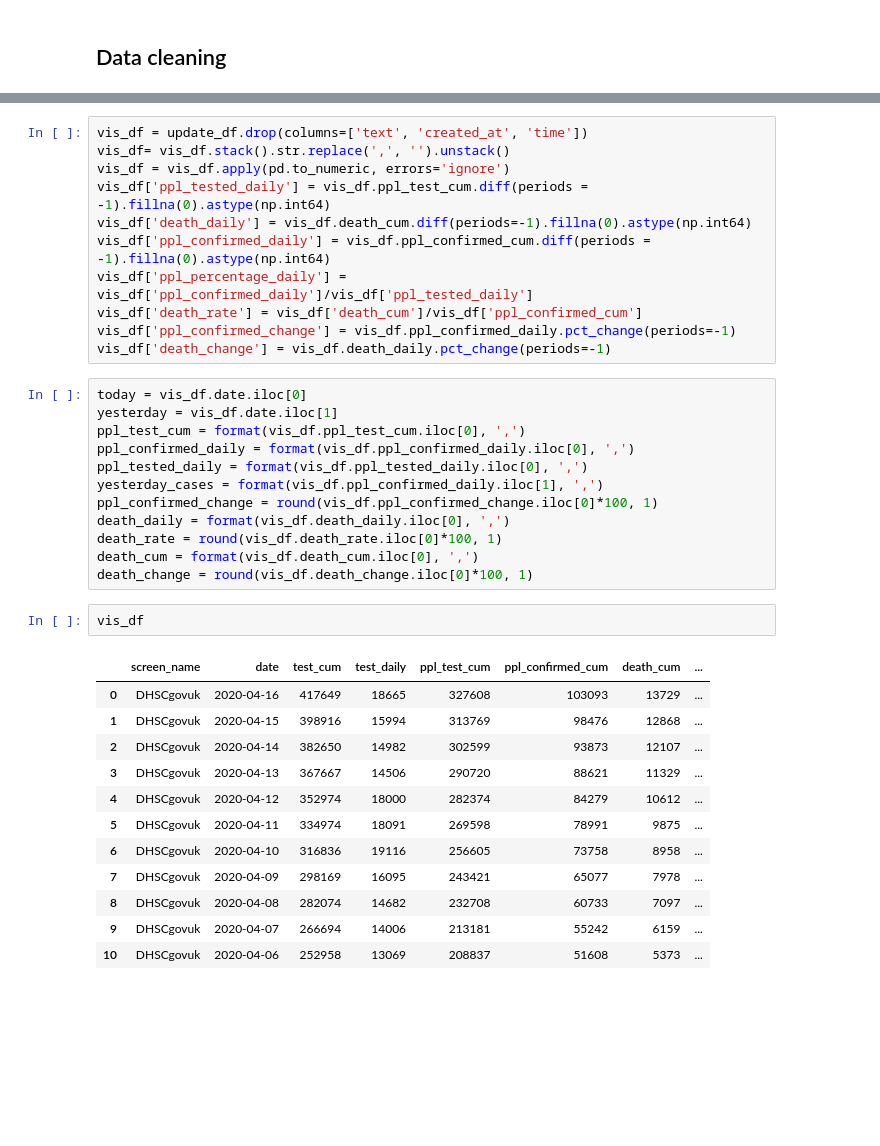
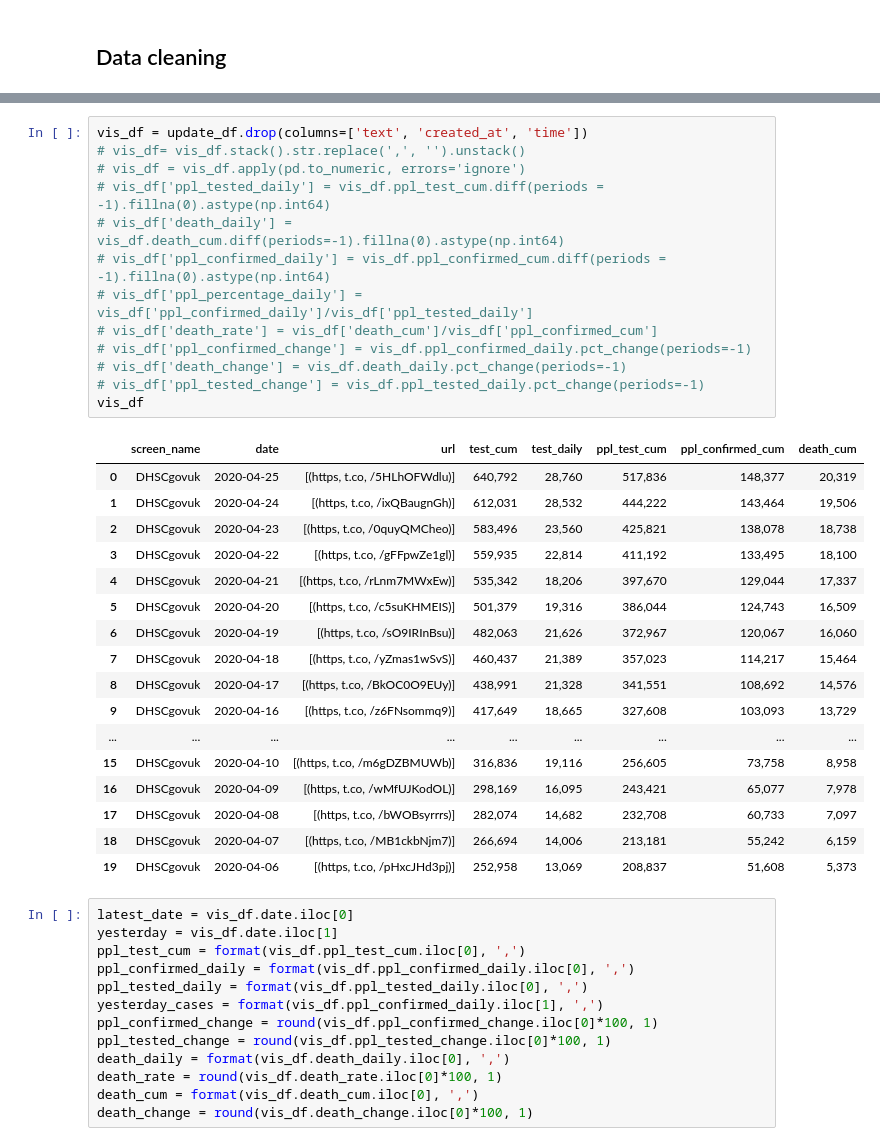
Before and after one commit to linusnhh/telegram_corona, a Jupyter notebook: coronavirus_tweets.ipynb, the cells around one changed output, grey strips where cells are left out. Cells and saved outputs as stored; diff of their text form; blank space fills up the shorter version.

```diff
--- a/coronavirus_tweets.ipynb
+++ b/coronavirus_tweets.ipynb
@@ -43,39 +88,45 @@ update_df['death_cum'] = update_df.text.str.findall('\d+(?:,\d+)?').str[9]
 # %%
 vis_df = update_df.drop(columns=['text', 'created_at', 'time'])
-vis_df= vis_df.stack().str.replace(',', '').unstack()
-vis_df = vis_df.apply(pd.to_numeric, errors='ignore')
-vis_df['ppl_tested_daily'] = vis_df.ppl_test_cum.diff(periods = -1).fillna(0).astype(np.int64)
-vis_df['death_daily'] = vis_df.death_cum.diff(periods=-1).fillna(0).astype(np.int64)
-vis_df['ppl_confirmed_daily'] = vis_df.ppl_confirmed_cum.diff(periods = -1).fillna(0).astype(np.int64)
-vis_df['ppl_percentage_daily'] = vis_df['ppl_confirmed_daily']/vis_df['ppl_tested_daily']
-vis_df['death_rate'] = vis_df['death_cum']/vis_df['ppl_confirmed_cum']
-vis_df['ppl_confirmed_change'] = vis_df.ppl_confirmed_daily.pct_change(periods=-1)
-vis_df['death_change'] = vis_df.death_daily.pct_change(periods=-1)
+# vis_df= vis_df.stack().str.replace(',', '').unstack()
+# vis_df = vis_df.apply(pd.to_numeric, errors='ignore')
+# vis_df['ppl_tested_daily'] = vis_df.ppl_test_cum.diff(periods = -1).fillna(0).astype(np.int64)
+# vis_df['death_daily'] = vis_df.death_cum.diff(periods=-1).fillna(0).astype(np.int64)
+# vis_df['ppl_confirmed_daily'] = vis_df.ppl_confirmed_cum.diff(periods = -1).fillna(0).astype(np.int64)
+# vis_df['ppl_percentage_daily'] = vis_df['ppl_confirmed_daily']/vis_df['ppl_tested_daily']
+# vis_df['death_rate'] = vis_df['death_cum']/vis_df['ppl_confirmed_cum']
+# vis_df['ppl_confirmed_change'] = vis_df.ppl_confirmed_daily.pct_change(periods=-1)
+# vis_df['death_change'] = vis_df.death_daily.pct_change(periods=-1)
+# vis_df['ppl_tested_change'] = vis_df.ppl_tested_daily.pct_change(periods=-1)
+vis_df
+# %% [output]
+|  | screen_name | date | url | test_cum | test_daily | ppl_test_cum | ppl_confirmed_cum | death_cum |
+| 0 | DHSCgovuk | 2020-04-25 | [(https, t.co, /5HLhOFWdlu)] | 640,792 | 28,760 | 517,836 | 148,377 | 20,319 |
+| 1 | DHSCgovuk | 2020-04-24 | [(https, t.co, /ixQBaugnGh)] | 612,031 | 28,532 | 444,222 | 143,464 | 19,506 |
+| 2 | DHSCgovuk | 2020-04-23 | [(https, t.co, /0quyQMCheo)] | 583,496 | 23,560 | 425,821 | 138,078 | 18,738 |
+| 3 | DHSCgovuk | 2020-04-22 | [(https, t.co, /gFFpwZe1gl)] | 559,935 | 22,814 | 411,192 | 133,495 | 18,100 |
+| 4 | DHSCgovuk | 2020-04-21 | [(https, t.co, /rLnm7MWxEw)] | 535,342 | 18,206 | 397,670 | 129,044 | 17,337 |
+| 5 | DHSCgovuk | 2020-04-20 | [(https, t.co, /c5suKHMEIS)] | 501,379 | 19,316 | 386,044 | 124,743 | 16,509 |
+| 6 | DHSCgovuk | 2020-04-19 | [(https, t.co, /sO9IRInBsu)] | 482,063 | 21,626 | 372,967 | 120,067 | 16,060 |
+| 7 | DHSCgovuk | 2020-04-18 | [(https, t.co, /yZmas1wSvS)] | 460,437 | 21,389 | 357,023 | 114,217 | 15,464 |
+| 8 | DHSCgovuk | 2020-04-17 | [(https, t.co, /BkOC0O9EUy)] | 438,991 | 21,328 | 341,551 | 108,692 | 14,576 |
+| 9 | DHSCgovuk | 2020-04-16 | [(https, t.co, /z6FNsommq9)] | 417,649 | 18,665 | 327,608 | 103,093 | 13,729 |
+| ... | ... | ... | ... | ... | ... | ... | ... | ... |
+| 15 | DHSCgovuk | 2020-04-10 | [(https, t.co, /m6gDZBMUWb)] | 316,836 | 19,116 | 256,605 | 73,758 | 8,958 |
+| 16 | DHSCgovuk | 2020-04-09 | [(https, t.co, /wMfUJKodOL)] | 298,169 | 16,095 | 243,421 | 65,077 | 7,978 |
+| 17 | DHSCgovuk | 2020-04-08 | [(https, t.co, /bWOBsyrrrs)] | 282,074 | 14,682 | 232,708 | 60,733 | 7,097 |
+| 18 | DHSCgovuk | 2020-04-07 | [(https, t.co, /MB1ckbNjm7)] | 266,694 | 14,006 | 213,181 | 55,242 | 6,159 |
+| 19 | DHSCgovuk | 2020-04-06 | [(https, t.co, /pHxcJHd3pj)] | 252,958 | 13,069 | 208,837 | 51,608 | 5,373 |
 # %%
-today = vis_df.date.iloc[0]
+latest_date = vis_df.date.iloc[0]
 yesterday = vis_df.date.iloc[1]
 ppl_test_cum = format(vis_df.ppl_test_cum.iloc[0], ',')
 ppl_confirmed_daily = format(vis_df.ppl_confirmed_daily.iloc[0], ',')
 ppl_tested_daily = format(vis_df.ppl_tested_daily.iloc[0], ',')
 yesterday_cases = format(vis_df.ppl_confirmed_daily.iloc[1], ',')
 ppl_confirmed_change = round(vis_df.ppl_confirmed_change.iloc[0]*100, 1)
+ppl_tested_change = round(vis_df.ppl_tested_change.iloc[0]*100, 1)
 death_daily = format(vis_df.death_daily.iloc[0], ',')
 death_rate = round(vis_df.death_rate.iloc[0]*100, 1)
 death_cum = format(vis_df.death_cum.iloc[0], ',')
 death_change = round(vis_df.death_change.iloc[0]*100, 1)
-# %%
-vis_df
-# %% [output]
-|  | screen_name | date | test_cum | test_daily | ppl_test_cum | ppl_confirmed_cum | death_cum | ... |
-| 0 | DHSCgovuk | 2020-04-16 | 417649 | 18665 | 327608 | 103093 | 13729 | ... |
-| 1 | DHSCgovuk | 2020-04-15 | 398916 | 15994 | 313769 | 98476 | 12868 | ... |
-| 2 | DHSCgovuk | 2020-04-14 | 382650 | 14982 | 302599 | 93873 | 12107 | ... |
-| 3 | DHSCgovuk | 2020-04-13 | 367667 | 14506 | 290720 | 88621 | 11329 | ... |
-| 4 | DHSCgovuk | 2020-04-12 | 352974 | 18000 | 282374 | 84279 | 10612 | ... |
-| 5 | DHSCgovuk | 2020-04-11 | 334974 | 18091 | 269598 | 78991 | 9875 | ... |
-| 6 | DHSCgovuk | 2020-04-10 | 316836 | 19116 | 256605 | 73758 | 8958 | ... |
-| 7 | DHSCgovuk | 2020-04-09 | 298169 | 16095 | 243421 | 65077 | 7978 | ... |
-| 8 | DHSCgovuk | 2020-04-08 | 282074 | 14682 | 232708 | 60733 | 7097 | ... |
-| 9 | DHSCgovuk | 2020-04-07 | 266694 | 14006 | 213181 | 55242 | 6159 | ... |
-| 10 | DHSCgovuk | 2020-04-06 | 252958 | 13069 | 208837 | 51608 | 5373 | ... |
 # %%
```
Also changed, not shown: parts of 10 cells of this notebook, 11 other files.
